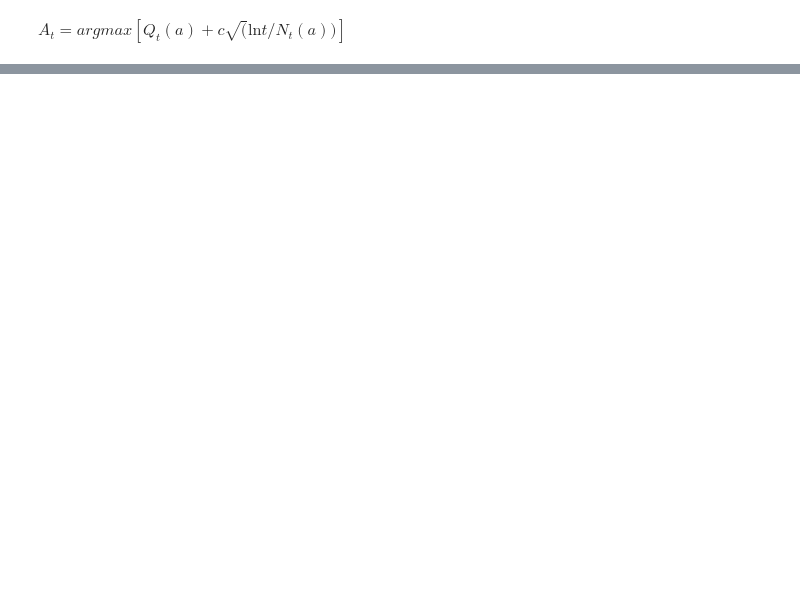
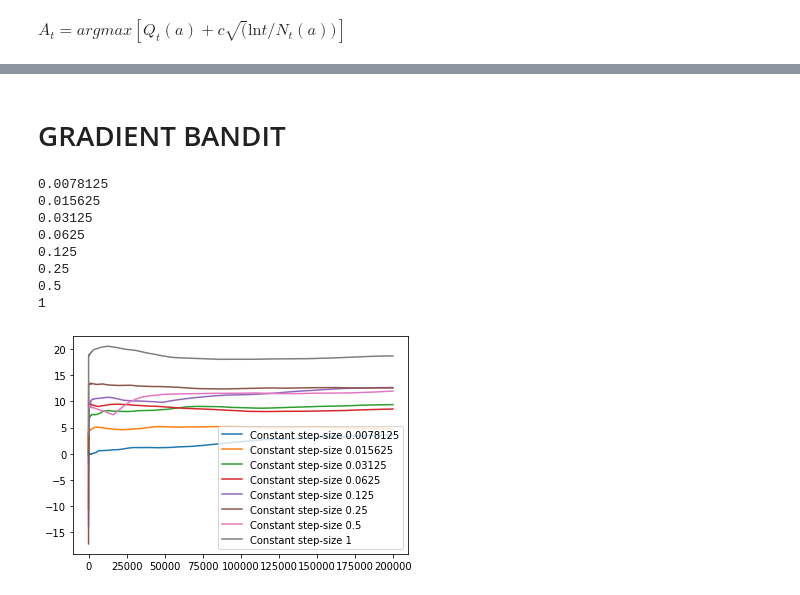
Before and after one commit to greenster3000/sutton, a Jupyter notebook: notebooks/chapter_2.ipynb, the cells around one changed output, grey strips where cells are left out. Cells and saved outputs as stored; diff of their text form; code cells hidden in the pictures; blank space fills up the shorter version.

```diff
--- a/notebooks/chapter_2.ipynb
+++ b/notebooks/chapter_2.ipynb
@@ -207,0 +210,2 @@ for C in CS:
+# %% [markdown]
+# GRADIENT BANDIT
@@ -208 +219,59 @@ for C in CS:
+# %%
+bandit_means = [0] * 10
+
+grad_dict = {}
+
+for ALPHA in ALPHAS[:-2]:
+    print(ALPHA)
+    H = [0] * 10
+    R_bar = 0
+    N_exp = [0] * 10
+    total_reward_exp = 0
+    reward_history_exp = []
+
+    for n in range(STEPS):
+
+        # Softmax Choose Action
+        pi = softmax(H)
+        action = random.choice(list(range(10)), p=pi)
+
+        # Get Reward
+        R = random.normal(bandit_means[action], 1)
+
+        # Update Preferences
+        for A in list(range(10)):
+            if A == action:
+                H[A] += ALPHA * (R - R_bar) * (1 - pi[action])
+            else:
+                H[A] -= ALPHA * (R - R_bar) * (pi[action])
+
+
+
+        # Update R_Bar
+        R_bar += ALPHA * (R - R_bar)
+
+        N_exp[action] += 1
+        old_Q = Q_exp[action]
+        Q_exp[action] += ALPHA * (R - old_Q)
+
+        total_reward_exp += R
+        reward_history_exp.append(total_reward_exp / (n + 1))
+
+        # Randomly walk the means
+        bandit_means = [x + random.normal(0, 0.01) for x in bandit_means]
+
+    grad_dict[ALPHA] = reward_history_exp
+    # plt.plot(reward_history_sa, label="Sample Average Method")
+    plt.plot(reward_history_exp, label=f"Constant step-size {ALPHA}")
+    plt.legend()
+# %% [output]
+0.0078125
+0.015625
+0.03125
+0.0625
+0.125
+0.25
+0.5
+1
+[figure, added]
 # %%
```
Also changed, not shown: parts of 7 cells of this notebook.
